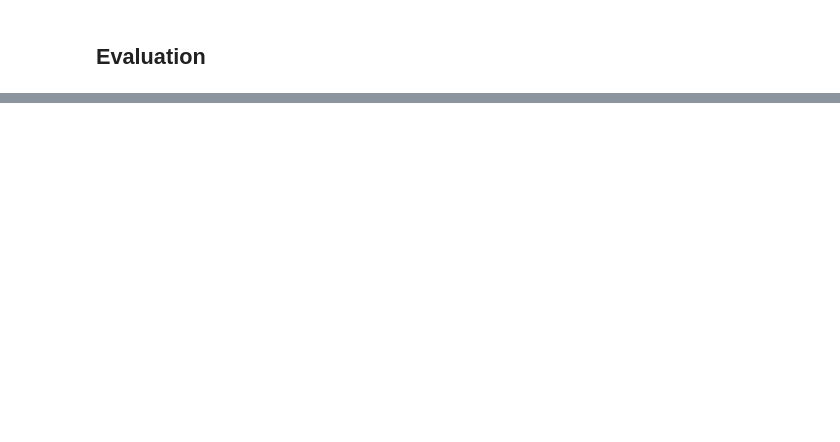
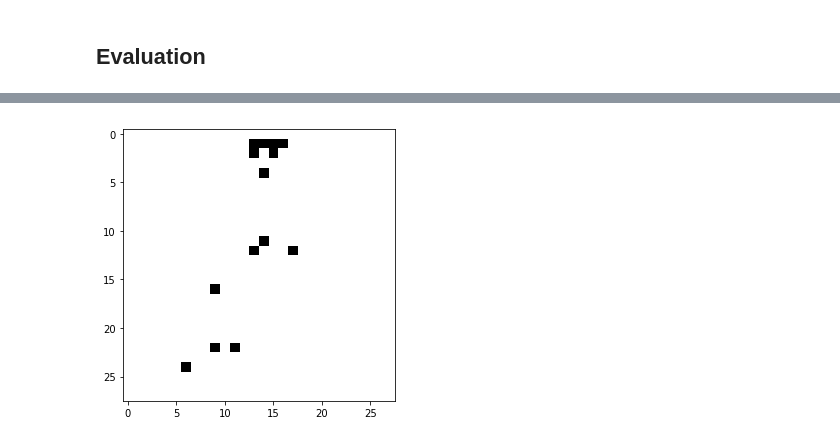
Before and after one commit to edublancas/trojan-defender, a Jupyter notebook: experiments/full-pipeline.ipynb, the cells around one changed output, grey strips where cells are left out. Saved outputs shown, nothing was run; the diff lists cells and outputs as text; code cells hidden in the pictures; blank space fills up the shorter version.

```diff
--- a/experiments/full-pipeline.ipynb
+++ b/experiments/full-pipeline.ipynb
@@ -156,0 +189,5 @@ NameError: name 'baseline' is not defined
+# %%
+plt.rcParams['figure.figsize'] = (5, 5)
+plot.image(recovered)
+# %% [output]
+[figure, added]
```
Also changed, not shown: parts of 19 cells of this notebook.
